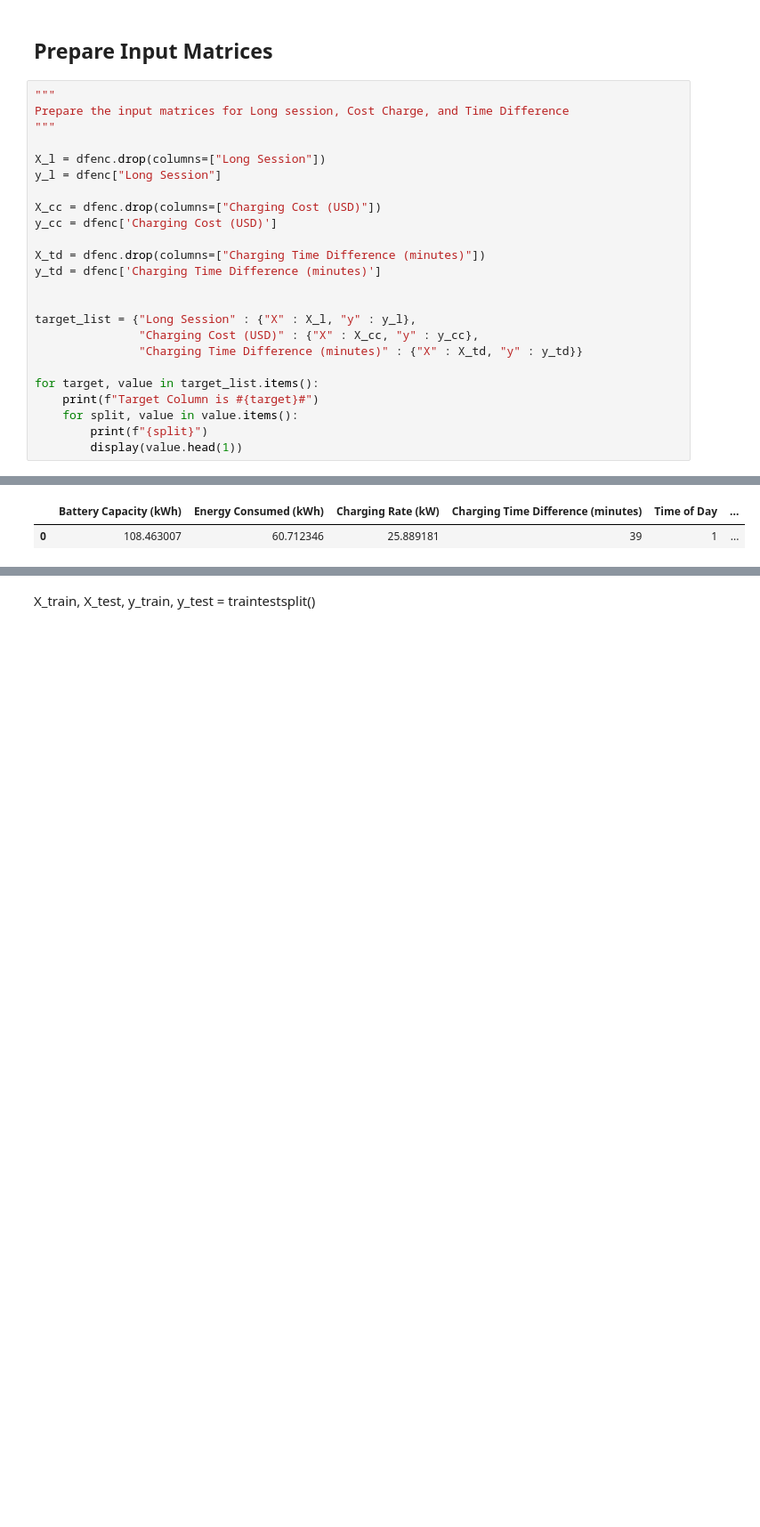
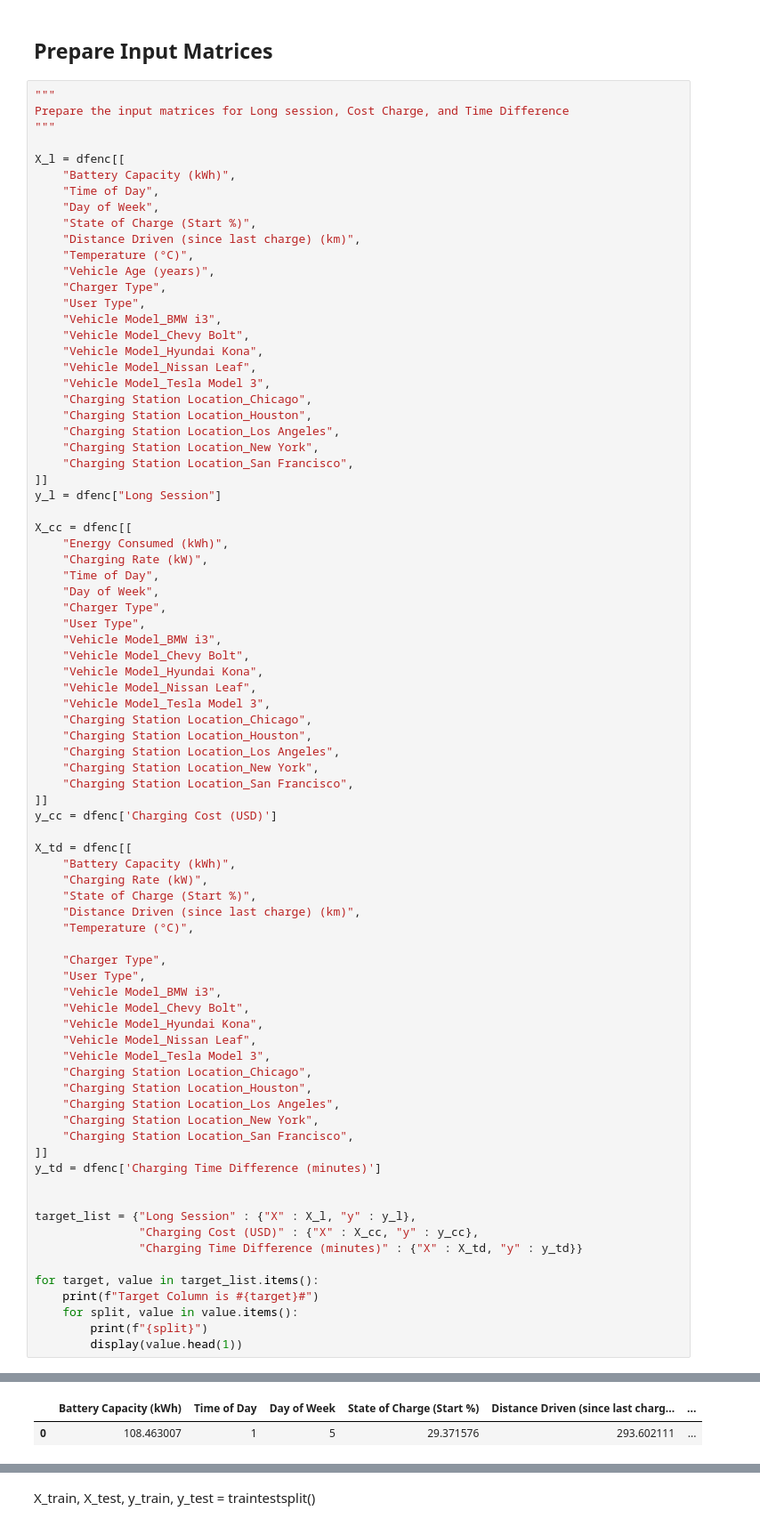
Before and after one commit to Yaman-dot/voltcity-intelligence, a Jupyter notebook: notebooks/data_preprocessing.ipynb, the cells around one changed output, grey strips where cells are left out. Shown at 89% size. Saved outputs shown, nothing was run; the diff lists cells and outputs as text; blank space fills up the shorter version.

```diff
--- a/notebooks/data_preprocessing.ipynb
+++ b/notebooks/data_preprocessing.ipynb
@@ -127,29 +142,85 @@ In the end return the df after fixing the bias, but for now skip
 # %%
 """
 Prepare the input matrices for Long session, Cost Charge, and Time Difference
 """
 
-X_l = dfenc.drop(columns=["Long Session"])
+X_l = dfenc[[
+    "Battery Capacity (kWh)",
+    "Time of Day",
+    "Day of Week",
+    "State of Charge (Start %)",
+    "Distance Driven (since last charge) (km)",
+    "Temperature (°C)",
+    "Vehicle Age (years)",
+    "Charger Type",
+    "User Type",
+    "Vehicle Model_BMW i3",
+    "Vehicle Model_Chevy Bolt",
+    "Vehicle Model_Hyundai Kona",
+    "Vehicle Model_Nissan Leaf",
+    "Vehicle Model_Tesla Model 3",
+    "Charging Station Location_Chicago",
+    "Charging Station Location_Houston",
+    "Charging Station Location_Los Angeles",
+    "Charging Station Location_New York",
+    "Charging Station Location_San Francisco",
+]]
 y_l = dfenc["Long Session"]
 
-X_cc = dfenc.drop(columns=["Charging Cost (USD)"])
+X_cc = dfenc[[
+    "Energy Consumed (kWh)",
+    "Charging Rate (kW)",
+    "Time of Day",
+    "Day of Week",
+    "Charger Type",
+    "User Type",
+    "Vehicle Model_BMW i3",
+    "Vehicle Model_Chevy Bolt",
+    "Vehicle Model_Hyundai Kona",
+    "Vehicle Model_Nissan Leaf",
+    "Vehicle Model_Tesla Model 3",
+    "Charging Station Location_Chicago",
+    "Charging Station Location_Houston",
+    "Charging Station Location_Los Angeles",
+    "Charging Station Location_New York",
+    "Charging Station Location_San Francisco",
+]]
 y_cc = dfenc['Charging Cost (USD)']
 
-X_td = dfenc.drop(columns=["Charging Time Difference (minutes)"])
+X_td = dfenc[[
+    "Battery Capacity (kWh)",
+    "Charging Rate (kW)",
+    "State of Charge (Start %)",
+    "Distance Driven (since last charge) (km)",
+    "Temperature (°C)",
+
+    "Charger Type",
+    "User Type",
+    "Vehicle Model_BMW i3",
+    "Vehicle Model_Chevy Bolt",
+    "Vehicle Model_Hyundai Kona",
+    "Vehicle Model_Nissan Leaf",
+    "Vehicle Model_Tesla Model 3",
+    "Charging Station Location_Chicago",
+    "Charging Station Location_Houston",
+    "Charging Station Location_Los Angeles",
+    "Charging Station Location_New York",
+    "Charging Station Location_San Francisco",
+]]
 y_td = dfenc['Charging Time Difference (minutes)']
 
 
 target_list = {"Long Session" : {"X" : X_l, "y" : y_l},
                "Charging Cost (USD)" : {"X" : X_cc, "y" : y_cc},
                "Charging Time Difference (minutes)" : {"X" : X_td, "y" : y_td}}
 
 for target, value in target_list.items():
     print(f"Target Column is #{target}#")
     for split, value in value.items():
         print(f"{split}")
         display(value.head(1))
 # %% [output]
 Target Column is #Long Session#
 X
-|  | Battery Capacity (kWh) | Energy Consumed (kWh) | Charging Rate (kW) | Charging Time Difference (minutes) | Time of Day | ... |
-| 0 | 108.463007 | 60.712346 | 25.889181 | 39 | 1 | ... |
+|  | Battery Capacity (kWh) | Time of Day | Day of Week | State of Charge (Start %) | Distance Driven (since last charg... | ... |
+| 0 | 108.463007 | 1 | 5 | 29.371576 | 293.602111 | ... |
```
Also changed, not shown: parts of 3 cells of this notebook, 24 other files.
